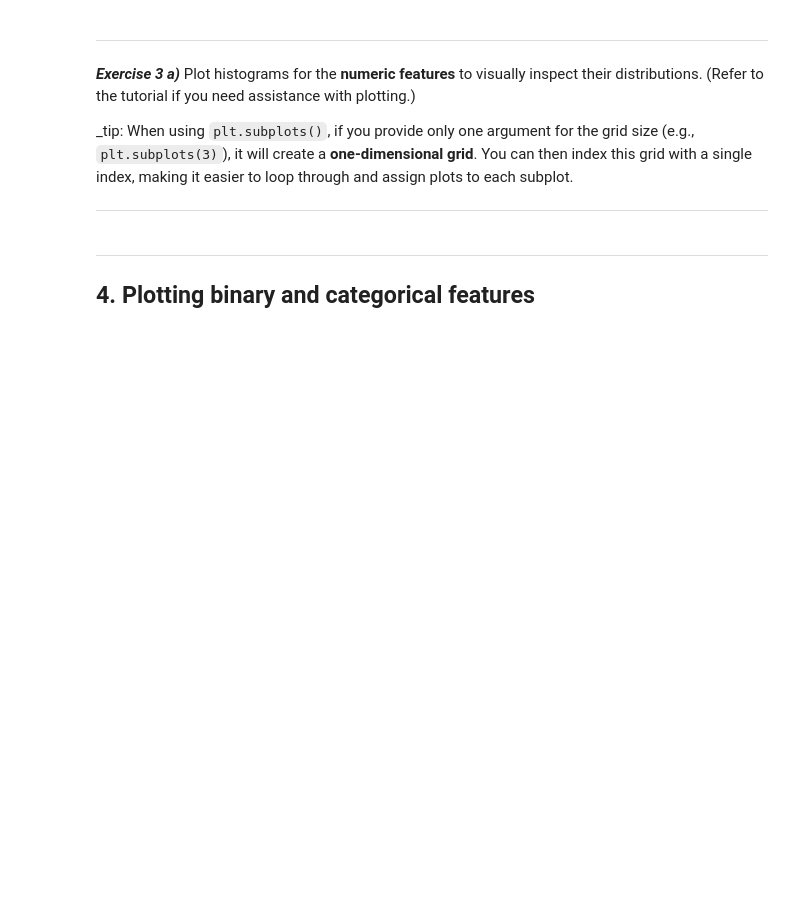
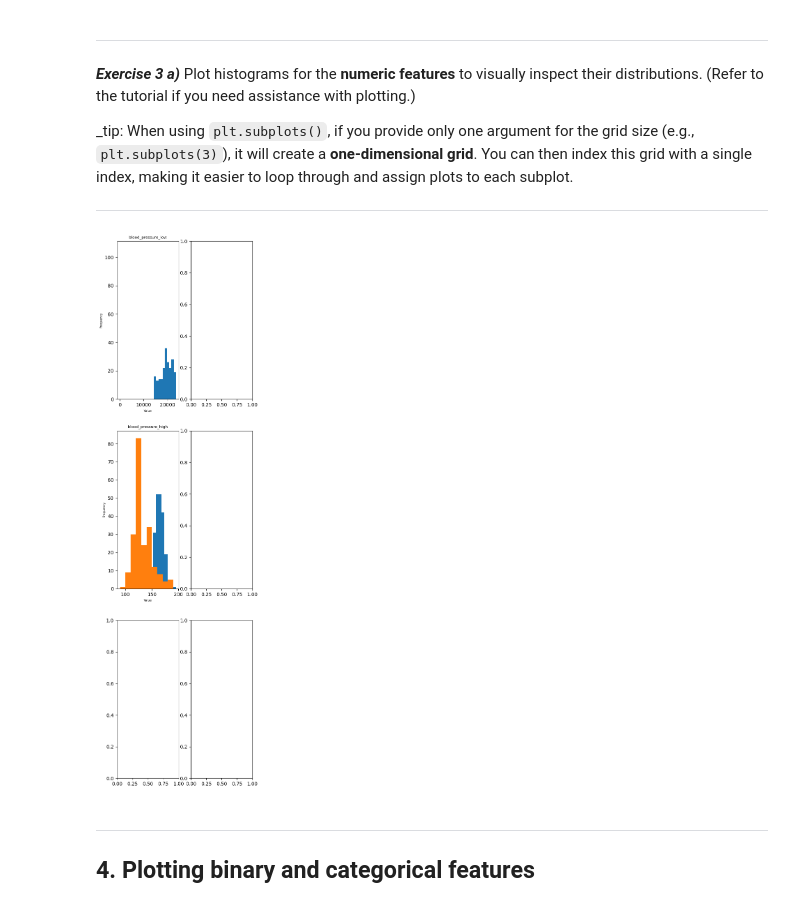
Before and after one commit to arttusamuel/dakd-2024, a Jupyter notebook: your_name_here_DAKD_2024_exercise_1.ipynb, the cells around one changed output. Saved outputs shown, nothing was run; the diff lists cells and outputs as text; code cells hidden in the pictures; blank space fills up the shorter version.

```diff
--- a/your_name_here_DAKD_2024_exercise_1.ipynb
+++ b/your_name_here_DAKD_2024_exercise_1.ipynb
@@ -275,0 +287,10 @@ data[numeric_features]
+# %%
+# --- Your code here for 1 a) ---
+data.head(5)
+data.info()
+
+numeric_features = data.columns[data.dtypes == 'int64'].tolist()
+binary_features = data.columns[data.dtypes == 'boolean'].tolist()
+categorical_features = data.columns[data.dtypes == 'category'].tolist()
+
+numeric_features, binary_features, categorical_features
@@ -353,3 +437,22 @@ _tip: When using `plt.subplots()`, if you provide only one argument for the grid
+# %%
+# --- Your code for 3 a) here --- #
+fig, axes = plt.subplots(math.ceil(len(numeric_features)/2), 2, figsize = (5, 20))
+
+i = 0
+for j, feature in enumerate(numeric_features):
+    col = i // 2
+    row = i % 2
+    axes[row, col].hist(data[feature], bins = 10)
+    axes[row, col].set_title(feature, fontsize = 8)
+    axes[row, col].set_xlabel("Value", fontsize = 6)
+    axes[row, col].set_ylabel("Frequency", fontsize = 6)
+
+    if i == 0:
+        i += 1
+    elif i != 0:
+        i = 0
+# %% [output]
+[figure, added]
 # %% [markdown]
 _______
 ## 4. Plotting binary and categorical features
```
Also changed, not shown: parts of 17 cells of this notebook.
